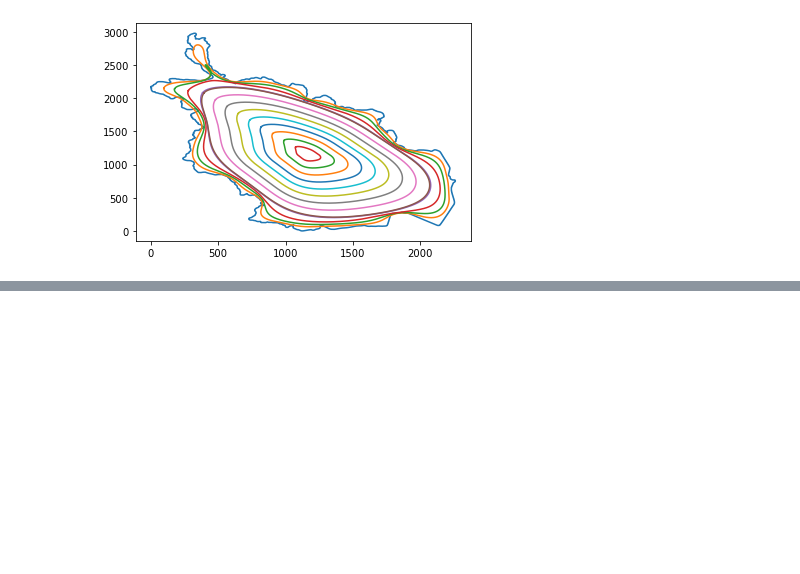
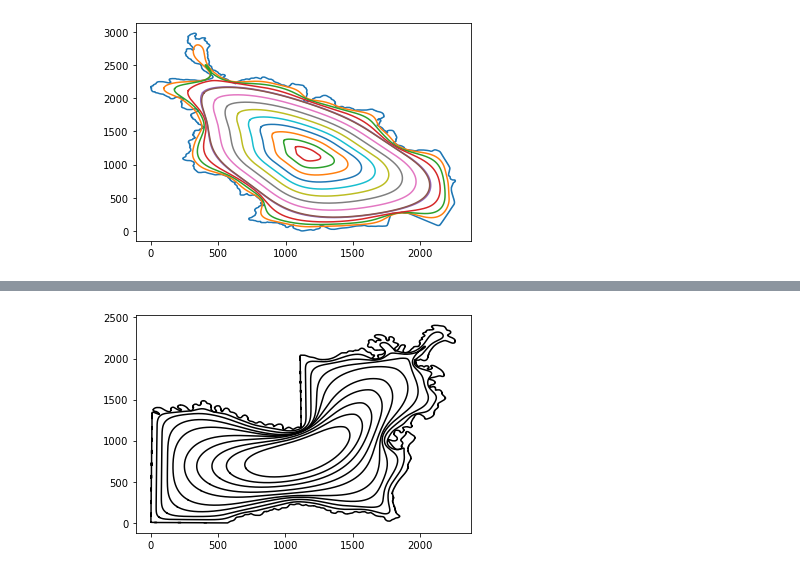
Before and after one commit to ghager93/convexcurveshortening, a Jupyter notebook: oop_curves.ipynb, the cells around one changed output, grey strips where cells are left out. Saved outputs shown, nothing was run; the diff lists cells and outputs as text; code cells hidden in the pictures; blank space fills up the shorter version.

```diff
--- a/oop_curves.ipynb
+++ b/oop_curves.ipynb
@@ -136,0 +128,2 @@ _ = [plt.plot(*c.transpose()) for c in ecsf_usa]
+# %%
+ecsf_louis = enclosed_csf_list.enclosed_csf_list(image_curves[10], 100, step_size=0.2)
@@ -136,0 +148,4 @@ _ = [plt.plot(*c.transpose()) for c in ecsf_usa]
+# %%
+_ = [plt.plot(*c.transpose(), c=(i/len(ecsf_louis)/10, )*3) for i, c in enumerate(ecsf_louis[::10])]
+# %% [output]
+[figure, added]
```
Also changed, not shown: parts of 21 cells of this notebook, 2 other files.
